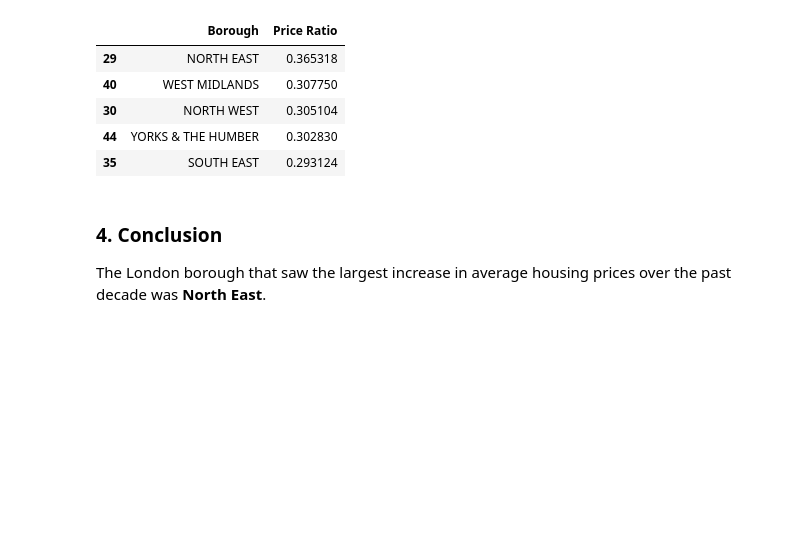
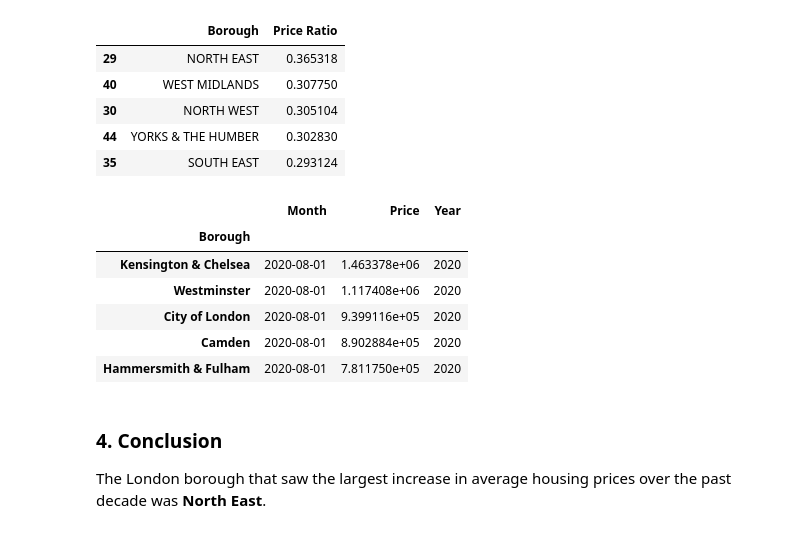
Before and after one commit to bmensah/springboard, a Jupyter notebook: [Bradley_Mensah]_Unit4_Challenge-Tier3.ipynb, the cells around one changed output. Drawn from its saved outputs; the diff is of its cells as text; code cells hidden in the pictures; blank space fills up the shorter version.

Commit message:
Added code to find and display the most expensive boroughs in 2020

```diff
--- a/[Bradley_Mensah]_Unit4_Challenge-Tier3.ipynb
+++ b/[Bradley_Mensah]_Unit4_Challenge-Tier3.ipynb
@@ -172,6 +172,19 @@ borough_price_ratio.head()
 | 30 | NORTH WEST | 0.305104 |
 | 44 | YORKS & THE HUMBER | 0.302830 |
 | 35 | SOUTH EAST | 0.293124 |
+# %%
+#Find the highest prices across all years:
+highest_prices = properties.groupby('Borough').max()
+highest_prices = highest_prices.sort_values('Price', ascending=False)
+highest_prices.head()
+# %% [output]
+|  | Month | Price | Year |
+| Borough |  |  |  |
+| Kensington & Chelsea | 2020-08-01 | 1.463378e+06 | 2020 |
+| Westminster | 2020-08-01 | 1.117408e+06 | 2020 |
+| City of London | 2020-08-01 | 9.399116e+05 | 2020 |
+| Camden | 2020-08-01 | 8.902884e+05 | 2020 |
+| Hammersmith & Fulham | 2020-08-01 | 7.811750e+05 | 2020 |
 # %% [markdown]
 ### 4. Conclusion
 
```
